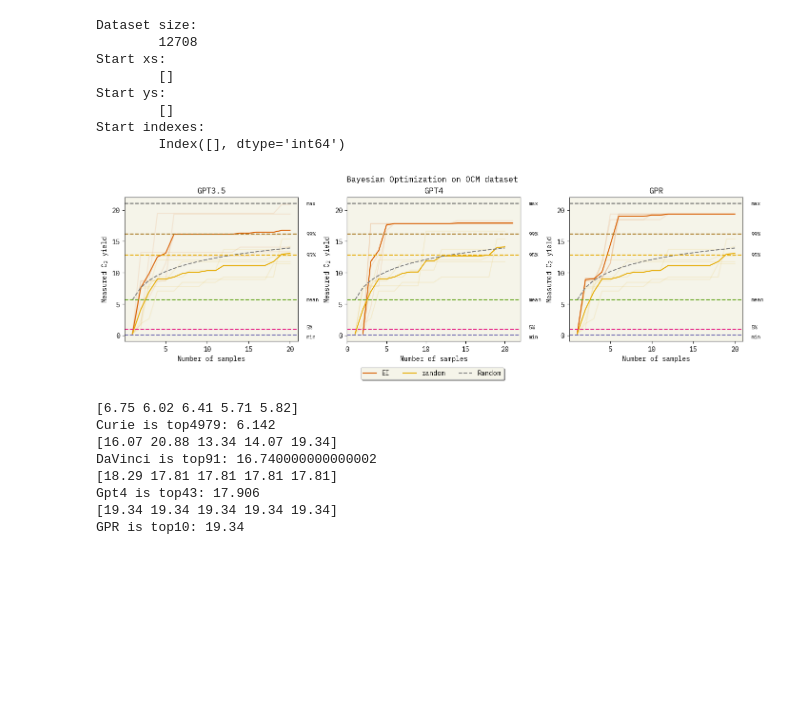
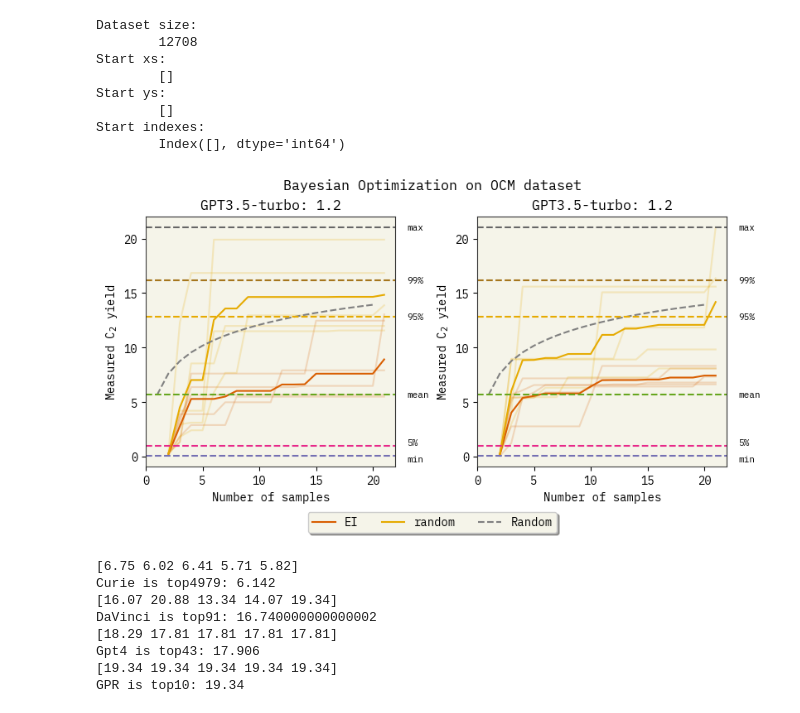
Before and after one commit to ur-whitelab/BO-LIFT, a Jupyter notebook: paper/BO_experiments.ipynb, the cells around one changed output. Saved outputs shown, nothing was run; the diff lists cells and outputs as text; code cells hidden in the pictures; blank space fills up the shorter version.

```diff
--- a/paper/BO_experiments.ipynb
+++ b/paper/BO_experiments.ipynb
@@ -446,31 +449,31 @@ def plot_BO(ax, data_file, title, data, axis_name, lim=None, label=False, M=1):
           ax.plot(
             [int(s) for s in d['expected_improvement'][i, :, 1]],
             [float(y) for y in d['expected_improvement'][i, :, 2]],
-            color="C1", alpha=0.1
+            color="C1", alpha=0.2
           )
         if "greedy" in d.keys():
            ax.plot(
             [int(s) for s in d['greedy'][i, :, 1]],
             [float(y) for y in d['greedy'][i, :, 2]],
-            color="C2", alpha=0.1
+            color="C2", alpha=0.2
           )
         if "upper_confidence_bound" in d.keys():
           ax.plot(
             [int(s) for s in d['upper_confidence_bound'][i, :, 1]],
             [float(y) for y in d['upper_confidence_bound'][i, :, 2]],
-            color="C3", alpha=0.1
+            color="C3", alpha=0.2
           )
         if "probability_of_improvement" in d.keys():
           ax.plot(
             [int(s) for s in d['probability_of_improvement'][i, :, 1]],
             [float(y) for y in d['probability_of_improvement'][i, :, 2]],
-            color="C4", alpha=0.1
+            color="C4", alpha=0.2
           )
         if "random" in d.keys():
           ax.plot(
             [int(s) for s in d['random'][i, :, 1]],
             [float(y) for y in d['random'][i, :, 2]],
-            color="C5", alpha=0.1
+            color="C5", alpha=0.2
           )
     if "expected_improvement" in d.keys():
       label = "EI" if label else None
@@ -549,7 +552,7 @@ Start ys:
 Start indexes:
         Index([], dtype='int64')
 # %%
-fig, axs = plt.subplots(nrows=1, ncols=3, figsize=(14,4), constrained_layout=True)
+fig, axs = plt.subplots(nrows=1, ncols=3, figsize=(8,4), constrained_layout=True)
 # for ax in axs.flat:
 #     ax.set_aspect(0.6)
 
@@ -571,8 +574,27 @@ fig.legend(loc='upper center', bbox_to_anchor=(0.5,0),
           fancybox=True, shadow=True, ncol=6)
 plt.savefig(f"figs/BO_C2", dpi=300, bbox_inches='tight')
 plt.show()
-# %% [output]
-[figure, removed]
+# %%
+fig, axs = plt.subplots(nrows=1, ncols=2, figsize=(8,4), constrained_layout=True)
+axs = axs.flatten()
+# for ax in axs.flat:
+#     ax.set_aspect(0.6)
+
+lim=(raw_data[y_name].min()-1, raw_data[y_name].max()+1)
+
+plot_BO(axs[0], "./out/ocm_gpt35turbo_12744_1_1_test0.pkl","GPT3.5-turbo: 1.2",
+         raw_data[y_name], "C$_2$ yield", lim, label=True, M=5)
+
+plot_BO(axs[1], "./out/ocm_gpt35instruct_12744_5_1_test8.pkl ", "GPT3.5-turbo: 1.2",
+         raw_data[y_name], "C$_2$ yield", lim, label=False, M=5)
+
+fig.suptitle("Bayesian Optimization on OCM dataset")
+fig.legend(loc='upper center', bbox_to_anchor=(0.5,0),
+          fancybox=True, shadow=True, ncol=6)
+plt.savefig(f"figs/BO_C2", dpi=300, bbox_inches='tight')
+plt.show()
+# %% [output]
+[figure, added]
 # %%
 d_curie = cloudpickle.load(open("./out/ocm_curie_12744_1_1_16nr.pkl", "rb"))
 d_davinci = cloudpickle.load(open("./out/C2_davinci2_12744_1_16nr.pkl", "rb"))
```
Also changed, not shown: parts of 1 cell of this notebook, 2 other files.
